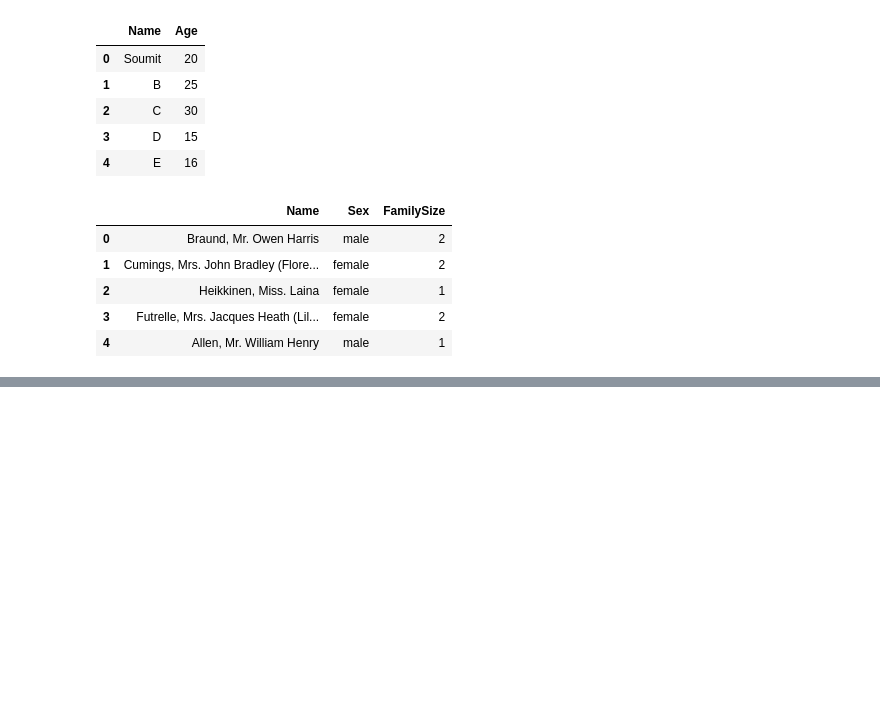
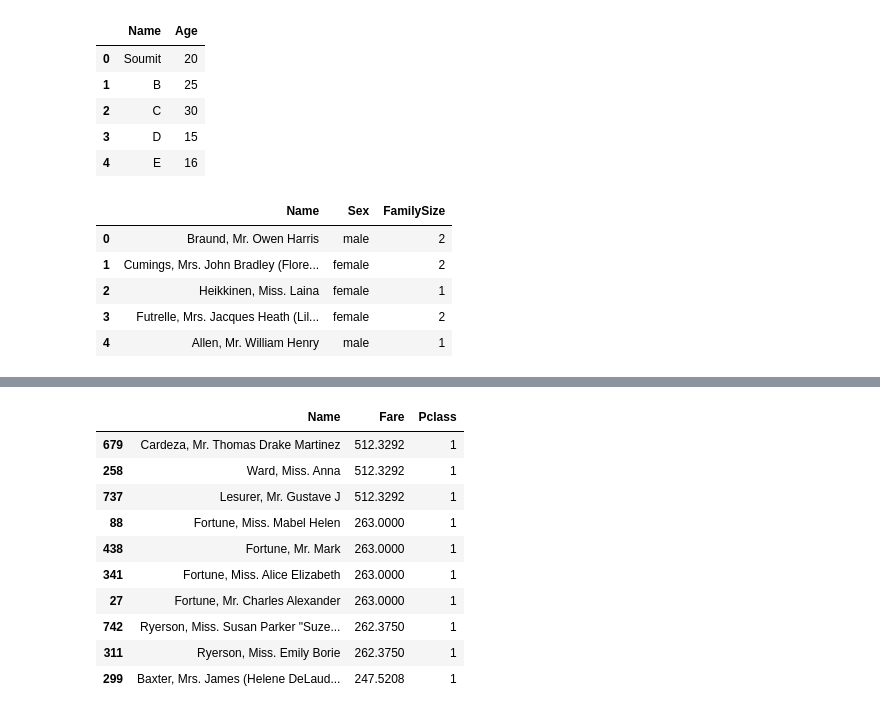
Before and after one commit to soumit02/Machine-Learning-Practice, a Jupyter notebook: src/EDA_Pandas_ML_Flow.ipynb, the cells around one changed output, grey strips where cells are left out. Saved outputs shown, nothing was run; the diff lists cells and outputs as text; code cells hidden in the pictures; blank space fills up the shorter version.

```diff
--- a/src/EDA_Pandas_ML_Flow.ipynb
+++ b/src/EDA_Pandas_ML_Flow.ipynb
@@ -408,0 +530,14 @@ df.head()
+# %%
+df.sort_values('Fare',ascending=False)[['Name','Fare','Pclass']].head(10)
+# %% [output]
+|  | Name | Fare | Pclass |
+| 679 | Cardeza, Mr. Thomas Drake Martinez | 512.3292 | 1 |
+| 258 | Ward, Miss. Anna | 512.3292 | 1 |
+| 737 | Lesurer, Mr. Gustave J | 512.3292 | 1 |
+| 88 | Fortune, Miss. Mabel Helen | 263.0000 | 1 |
+| 438 | Fortune, Mr. Mark | 263.0000 | 1 |
+| 341 | Fortune, Miss. Alice Elizabeth | 263.0000 | 1 |
+| 27 | Fortune, Mr. Charles Alexander | 263.0000 | 1 |
+| 742 | Ryerson, Miss. Susan Parker "Suze... | 262.3750 | 1 |
+| 311 | Ryerson, Miss. Emily Borie | 262.3750 | 1 |
+| 299 | Baxter, Mrs. James (Helene DeLaud... | 247.5208 | 1 |
```
Also changed, not shown: parts of 22 cells of this notebook.
